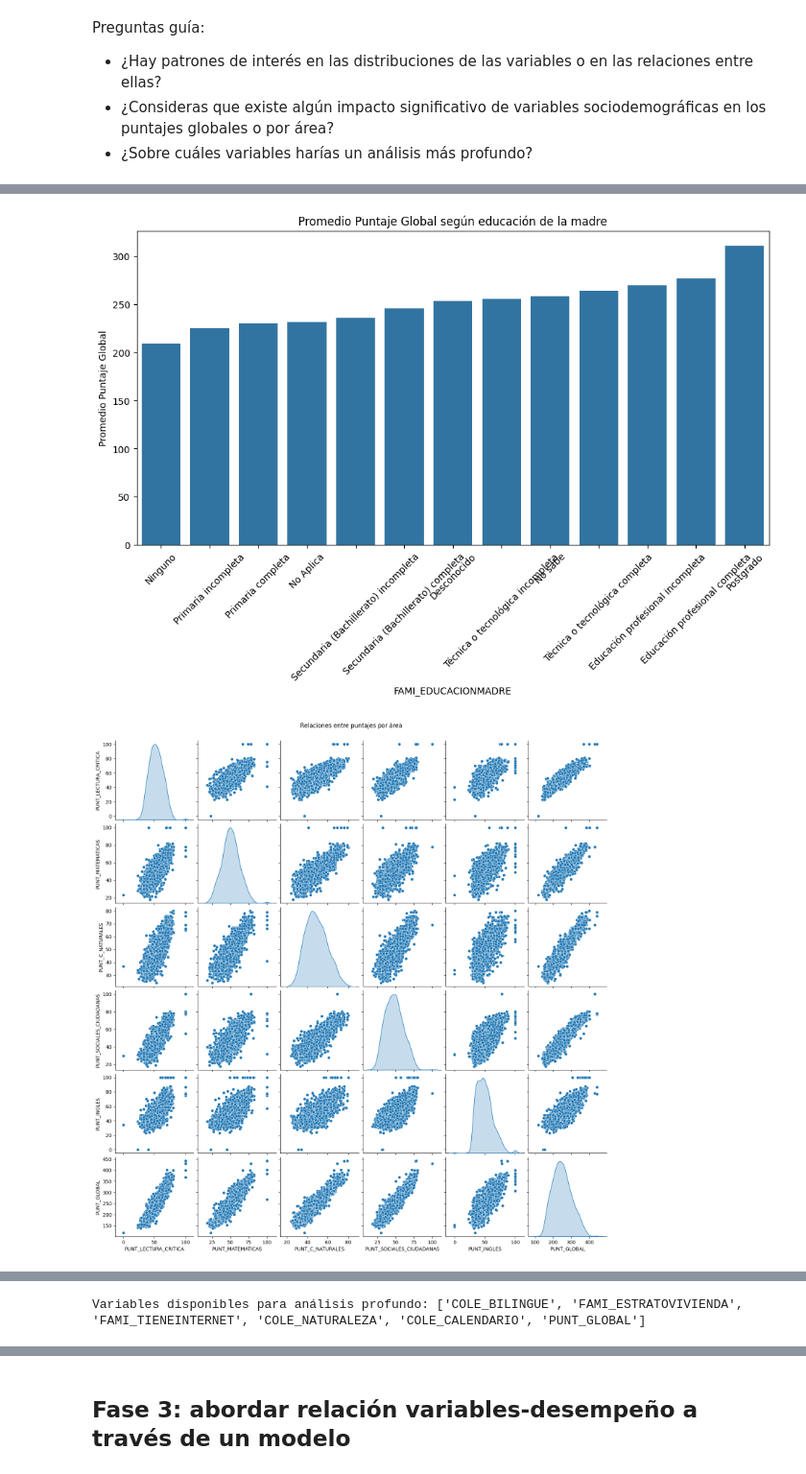
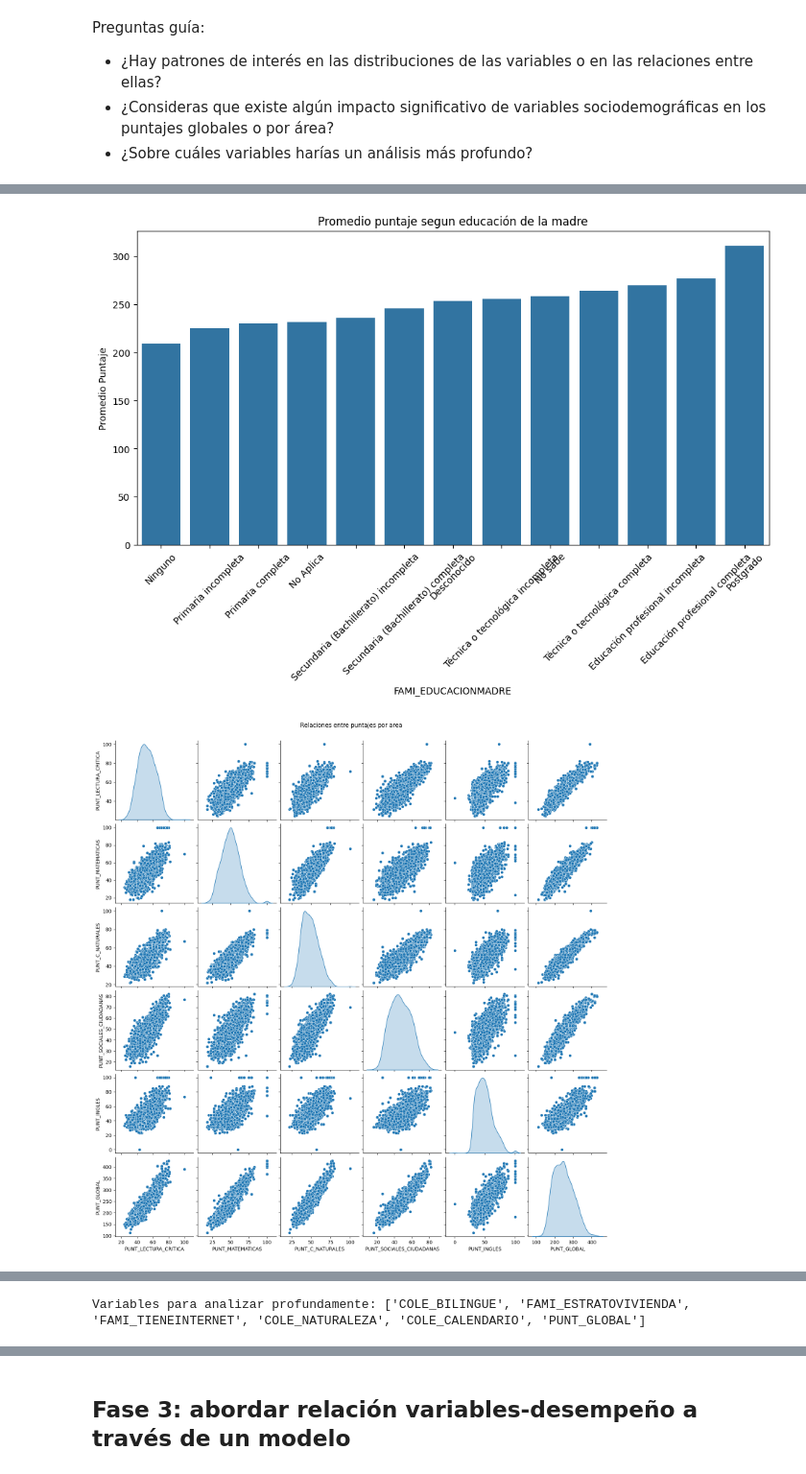
Before and after one commit to David5325/Electiva-profesional---3, a Jupyter notebook: Semana 5/Examen_momento_uno (1).ipynb, the cells around one changed output, grey strips where cells are left out. Shown at 96% size. Drawn from its saved outputs; the diff is of its cells as text; code cells hidden in the pictures.

```diff
--- a/Semana 5/Examen_momento_uno (1).ipynb
+++ b/Semana 5/Examen_momento_uno (1).ipynb
@@ -158,12 +158,12 @@ Preguntas guía:
 import matplotlib.pyplot as plt
 import seaborn as sns
 
-print("\n📊 Estadísticas descriptivas de puntajes")
+print("\n Estadísticas de puntajes")
 print(df_limpio[["PUNT_LECTURA_CRITICA", "PUNT_MATEMATICAS",
                  "PUNT_C_NATURALES", "PUNT_SOCIALES_CIUDADANAS",
                  "PUNT_INGLES", "PUNT_GLOBAL"]].describe())
 
-print("\n📏 Varianza y desviación estándar")
+print("\n Varianza y desviación ")
 print(df_limpio[["PUNT_LECTURA_CRITICA", "PUNT_MATEMATICAS",
                  "PUNT_C_NATURALES", "PUNT_SOCIALES_CIUDADANAS",
                  "PUNT_INGLES", "PUNT_GLOBAL"]].agg(['var', 'std']))
@@ -179,34 +179,34 @@ areas = ["PUNT_LECTURA_CRITICA", "PUNT_MATEMATICAS", "PUNT_C_NATURALES",
          "PUNT_SOCIALES_CIUDADANAS", "PUNT_INGLES"]
 
 df_limpio[areas].hist(figsize=(12,8), bins=30)
-plt.suptitle("Distribuciones de Puntajes por Área")
+plt.suptitle("Distribuciones de puntajes por area")
 plt.show()
 
 plt.figure(figsize=(8,5))
 sns.boxplot(x="ESTU_GENERO", y="PUNT_GLOBAL", data=df_limpio)
-plt.title("Puntaje Global según Género")
+plt.title("Puntaje segun genero")
 plt.show()
 
 plt.figure(figsize=(10,6))
 sns.boxplot(x="FAMI_ESTRATOVIVIENDA", y="PUNT_GLOBAL", data=df_limpio)
-plt.title("Puntaje Global según Estrato de Vivienda")
+plt.title("Puntaje segun estrato de vivienda")
 plt.show()
 
 promedios_madre = df_limpio.groupby("FAMI_EDUCACIONMADRE")["PUNT_GLOBAL"].mean().sort_values()
 plt.figure(figsize=(12,6))
 sns.barplot(x=promedios_madre.index, y=promedios_madre.values)
-plt.title("Promedio Puntaje Global según educación de la madre")
+plt.title("Promedio puntaje segun educación de la madre")
 plt.xticks(rotation=45)
-plt.ylabel("Promedio Puntaje Global")
+plt.ylabel("Promedio Puntaje")
 plt.show()
 
 sns.pairplot(df_limpio[areas + ["PUNT_GLOBAL"]].sample(2000), diag_kind="kde")
-plt.suptitle("Relaciones entre puntajes por área", y=1.02)
+plt.suptitle("Relaciones entre puntajes por area", y=1.02)
 plt.show()
 
 plt.figure(figsize=(10,8))
 sns.heatmap(df_limpio[areas + ["PUNT_GLOBAL"]].corr(), annot=True, cmap="coolwarm")
-plt.title("Mapa de correlación entre puntajes")
+plt.title("Relacion entre puntajes")
 plt.show()
 
 vars_profundizar = [
@@ -218,31 +218,31 @@ vars_profundizar = [
 vars_existentes = [v for v in vars_profundizar if v in df_limpio.columns]
 df_focus = df_limpio[vars_existentes].copy()
 
-print("\nVariables disponibles para análisis profundo:", vars_existentes)
+print("\nVariables para analizar profundamente:", vars_existentes)
 
 plt.figure(figsize=(6,5))
 sns.boxplot(x="COLE_BILINGUE", y="PUNT_GLOBAL", data=df_focus)
-plt.title("Puntaje Global según si el colegio es bilingüe")
+plt.title("Puntaje segun si el colegio es bilingue")
 plt.show()
 
 plt.figure(figsize=(8,5))
 sns.boxplot(x="FAMI_ESTRATOVIVIENDA", y="PUNT_GLOBAL", data=df_focus)
-plt.title("Puntaje Global según estrato de vivienda")
+plt.title("Puntaje segun estrato de vivienda")
 plt.show()
 
 plt.figure(figsize=(6,5))
 sns.boxplot(x="FAMI_TIENEINTERNET", y="PUNT_GLOBAL", data=df_focus)
-plt.title("Puntaje Global según disponibilidad de internet")
+plt.title("Puntaje segun disponibilidad de internet")
 plt.show()
 
 plt.figure(figsize=(6,5))
 sns.boxplot(x="COLE_NATURALEZA", y="PUNT_GLOBAL", data=df_focus)
-plt.title("Puntaje Global según naturaleza del colegio")
+plt.title("Puntaje segun naturaleza del colegio")
 plt.show()
 
 plt.figure(figsize=(6,5))
 sns.boxplot(x="COLE_CALENDARIO", y="PUNT_GLOBAL", data=df_focus)
-plt.title("Puntaje Global según calendario escolar")
+plt.title("Puntaje segun calendario escolar")
 plt.show()
 
 resumen = df_focus.groupby(["COLE_BILINGUE", "FAMI_ESTRATOVIVIENDA", "FAMI_TIENEINTERNET"]).agg(
@@ -251,6 +251,6 @@ resumen = df_focus.groupby(["COLE_BILINGUE", "FAMI_ESTRATOVIVIENDA", "FAMI_TIENE
     cantidad=("PUNT_GLOBAL", "count")
 ).reset_index()
 
-print("\n📊 Resumen comparativo (Bilingüe + Estrato + Internet):")
+print("\n Resumen comparativo (Bilingue + Estrato + Internet):")
 print(resumen.sort_values("promedio_puntaje", ascending=False).head(10))
 # %% [output]
@@ -278,2 +278,2 @@ std                 12.369802    13.437430    52.727038
-[figure, old version]
+[figure, new version]
-[figure, old version]
+[figure, new version]
@@ -281 +281 @@ std                 12.369802    13.437430    52.727038
-Variables disponibles para análisis profundo: ['COLE_BILINGUE', 'FAMI_ESTRATOVIVIENDA', 'FAMI_TIENEINTERNET', 'COLE_NATURALEZA', 'COLE_CALENDARIO', 'PUNT_GLOBAL']
+Variables para analizar profundamente: ['COLE_BILINGUE', 'FAMI_ESTRATOVIVIENDA', 'FAMI_TIENEINTERNET', 'COLE_NATURALEZA', 'COLE_CALENDARIO', 'PUNT_GLOBAL']
```
Also changed, not shown: parts of 1 cell of this notebook.
